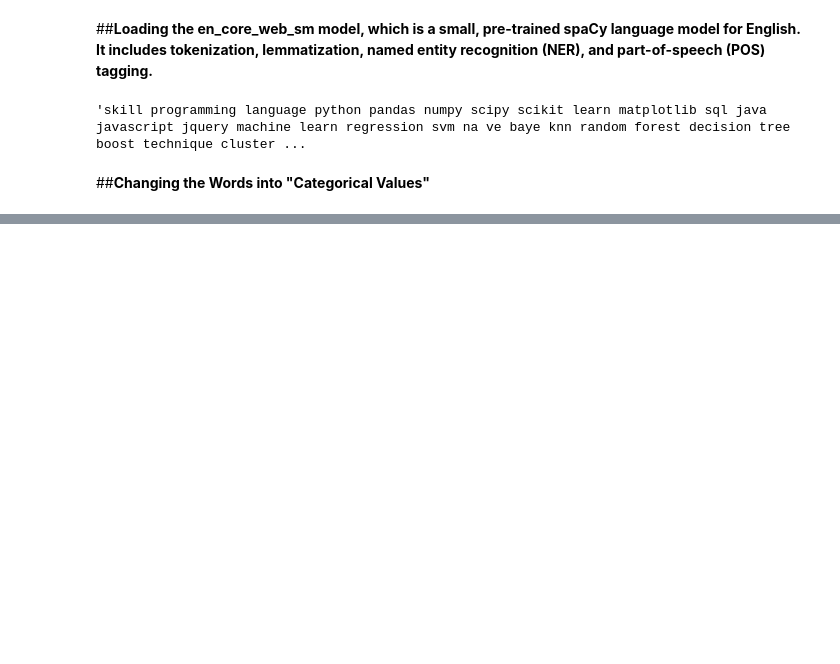
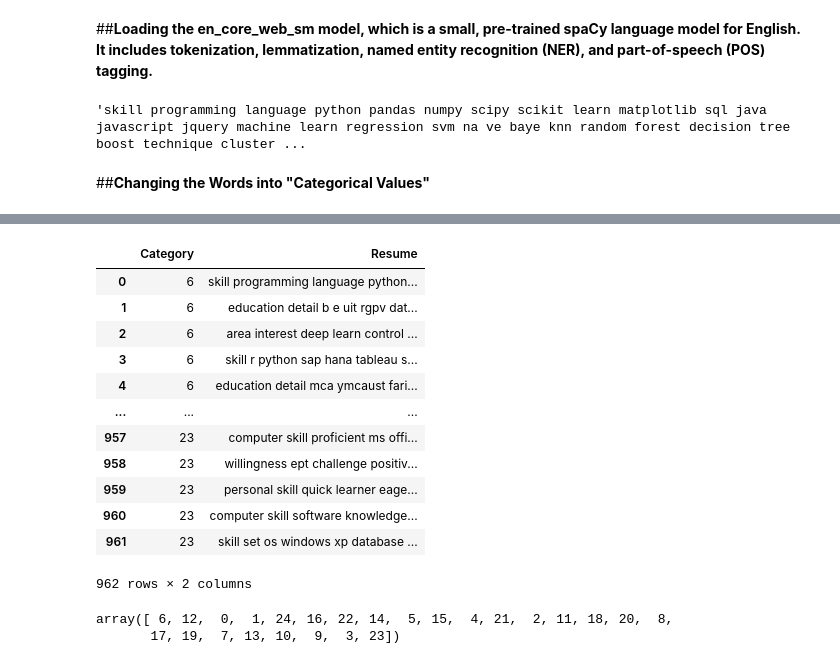
Before and after one commit to Jatingpt/NLP-Project-On-Resume-Screening-App., a Jupyter notebook: NLP_Project_on_Resume_Screening_Application_ipynbro.ipynb, the cells around one changed output, grey strips where cells are left out. Cells and saved outputs as stored; diff of their text form; code cells hidden in the pictures; blank space fills up the shorter version.

```diff
--- a/NLP_Project_on_Resume_Screening_Application_ipynbro.ipynb
+++ b/NLP_Project_on_Resume_Screening_Application_ipynbro.ipynb
@@ -262,0 +260,25 @@ SyntaxError: invalid syntax. Perhaps you forgot a comma? (<ipython-input-26-58df
+# %%
+le.fit(df["Category"])
+df["Category"] = le.transform(df["Category"])
+# %%
+df
+# %% [output]
+|  | Category | Resume |
+| 0 | 6 | skill programming language python... |
+| 1 | 6 | education detail b e uit rgpv dat... |
+| 2 | 6 | area interest deep learn control ... |
+| 3 | 6 | skill r python sap hana tableau s... |
+| 4 | 6 | education detail mca ymcaust fari... |
+| ... | ... | ... |
+| 957 | 23 | computer skill proficient ms offi... |
+| 958 | 23 | willingness ept challenge positiv... |
+| 959 | 23 | personal skill quick learner eage... |
+| 960 | 23 | computer skill software knowledge... |
+| 961 | 23 | skill set os windows xp database ... |
+962 rows × 2 columns
+# %%
+#Checking the unique vectors assigned to the categories.
+df["Category"].unique()
+# %% [output]
+array([ 6, 12,  0,  1, 24, 16, 22, 14,  5, 15,  4, 21,  2, 11, 18, 20,  8,
+       17, 19,  7, 13, 10,  9,  3, 23])
```
Also changed, not shown: parts of 3 cells of this notebook.
